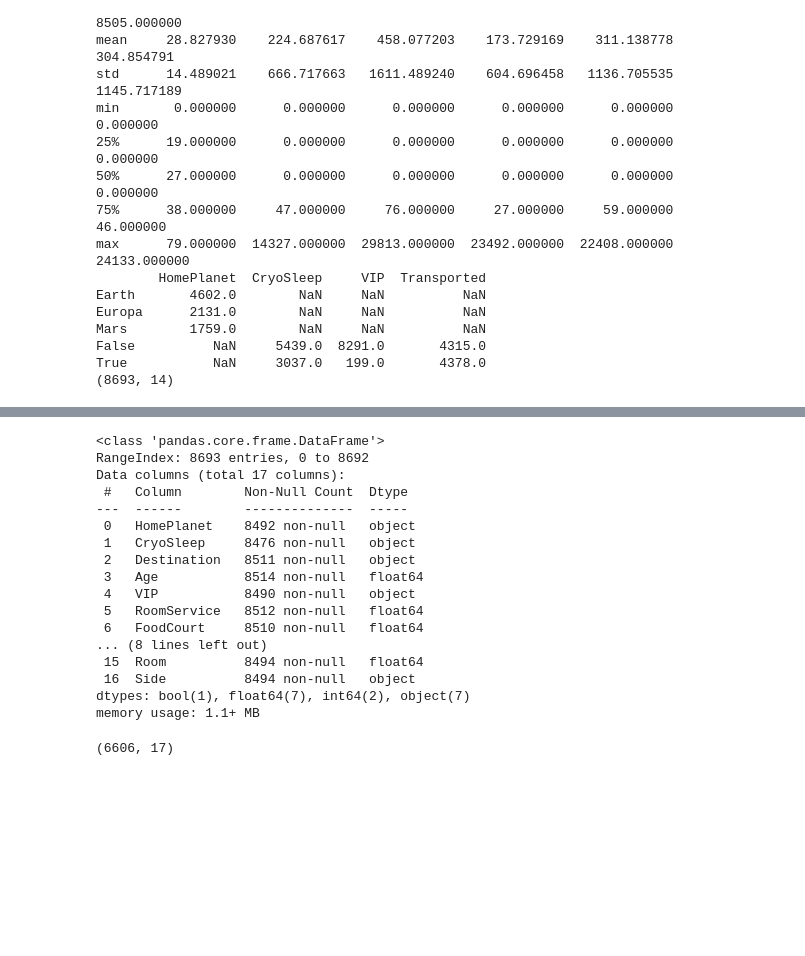
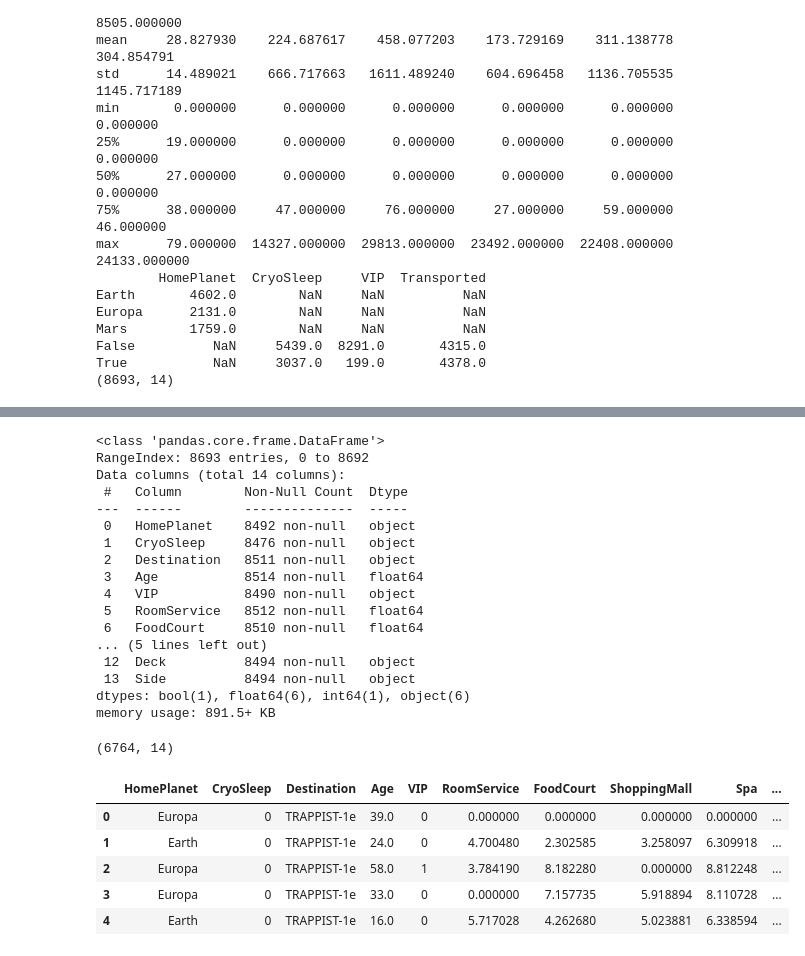
Before and after one commit to MykolaPinchuk/Kaggle, a Jupyter notebook: Projects/KProject-spacetitanic.ipynb, the cells around one changed output, grey strips where cells are left out. Saved outputs shown, nothing was run; the diff lists cells and outputs as text; code cells hidden in the pictures; blank space fills up the shorter version.

```diff
--- a/Projects/KProject-spacetitanic.ipynb
+++ b/Projects/KProject-spacetitanic.ipynb
@@ -99,7 +105,7 @@ df[['Deck', 'Room', 'Side']] = df['Cabin'].str.split('/', 2, expand=True)
 print(df.dtypes)
 
 df[['Group_Id', 'Passenger_Id', 'Room']] = df[['Group_Id', 'Passenger_Id', 'Room']].apply(pd.to_numeric)
-df.drop(columns=['PassengerId', 'Cabin'], inplace=True)
+df.drop(columns=['PassengerId', 'Cabin', 'Group_Id', 'Room', 'Name'], inplace=True)
 df
 # %% [output]
 PassengerId      object
@@ -144,7 +150,7 @@ df.shape
 # %% [output]
 <class 'pandas.core.frame.DataFrame'>
 RangeIndex: 8693 entries, 0 to 8692
-Data columns (total 17 columns):
+Data columns (total 14 columns):
  #   Column        Non-Null Count  Dtype
 ---  ------        --------------  -----
  0   HomePlanet    8492 non-null   object
@@ -154,12 +160,12 @@ Data columns (total 17 columns):
  4   VIP           8490 non-null   object
  5   RoomService   8512 non-null   float64
  6   FoodCourt     8510 non-null   float64
-... (8 lines left out)
- 15  Room          8494 non-null   float64
- 16  Side          8494 non-null   object
-dtypes: bool(1), float64(7), int64(2), object(7)
-memory usage: 1.1+ MB
+... (5 lines left out)
+ 12  Deck          8494 non-null   object
+ 13  Side          8494 non-null   object
+dtypes: bool(1), float64(6), int64(1), object(6)
+memory usage: 891.5+ KB
-(6606, 17)
+(6764, 14)
 # %%
 #%% Transform some skewed variables ###
 
@@ -168,6 +174,18 @@ df['FoodCourt'] = np.log1p(df.FoodCourt)
 df['ShoppingMall'] = np.log1p(df.ShoppingMall)
 df['Spa'] = np.log1p(df.Spa)
 df['VRDeck'] = np.log1p(df.VRDeck)
+# %%
+df['CryoSleep'] = df['CryoSleep'].astype(int)
+df['VIP'] = df['VIP'].astype(int)
+df['Transported'] = df['Transported'].astype(int)
+df.head()
+# %% [output]
+|  | HomePlanet | CryoSleep | Destination | Age | VIP | RoomService | FoodCourt | ShoppingMall | Spa | ... |
+| 0 | Europa | 0 | TRAPPIST-1e | 39.0 | 0 | 0.000000 | 0.000000 | 0.000000 | 0.000000 | ... |
+| 1 | Earth | 0 | TRAPPIST-1e | 24.0 | 0 | 4.700480 | 2.302585 | 3.258097 | 6.309918 | ... |
+| 2 | Europa | 0 | TRAPPIST-1e | 58.0 | 1 | 3.784190 | 8.182280 | 0.000000 | 8.812248 | ... |
+| 3 | Europa | 0 | TRAPPIST-1e | 33.0 | 0 | 0.000000 | 7.157735 | 5.918894 | 8.110728 | ... |
+| 4 | Earth | 0 | TRAPPIST-1e | 16.0 | 0 | 5.717028 | 4.262680 | 5.023881 | 6.338594 | ... |
 # %%
 #%% 4.Transform features depending on their type ###
 
```
Also changed, not shown: parts of 13 cells of this notebook.
